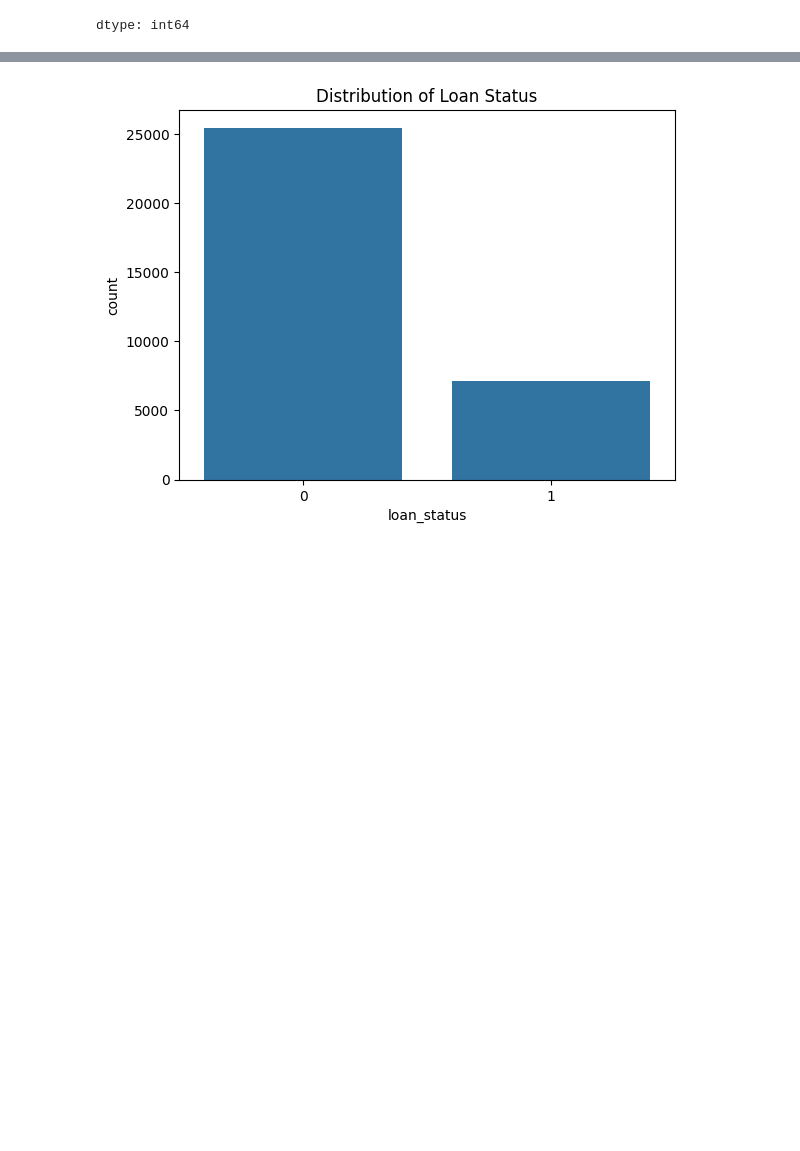
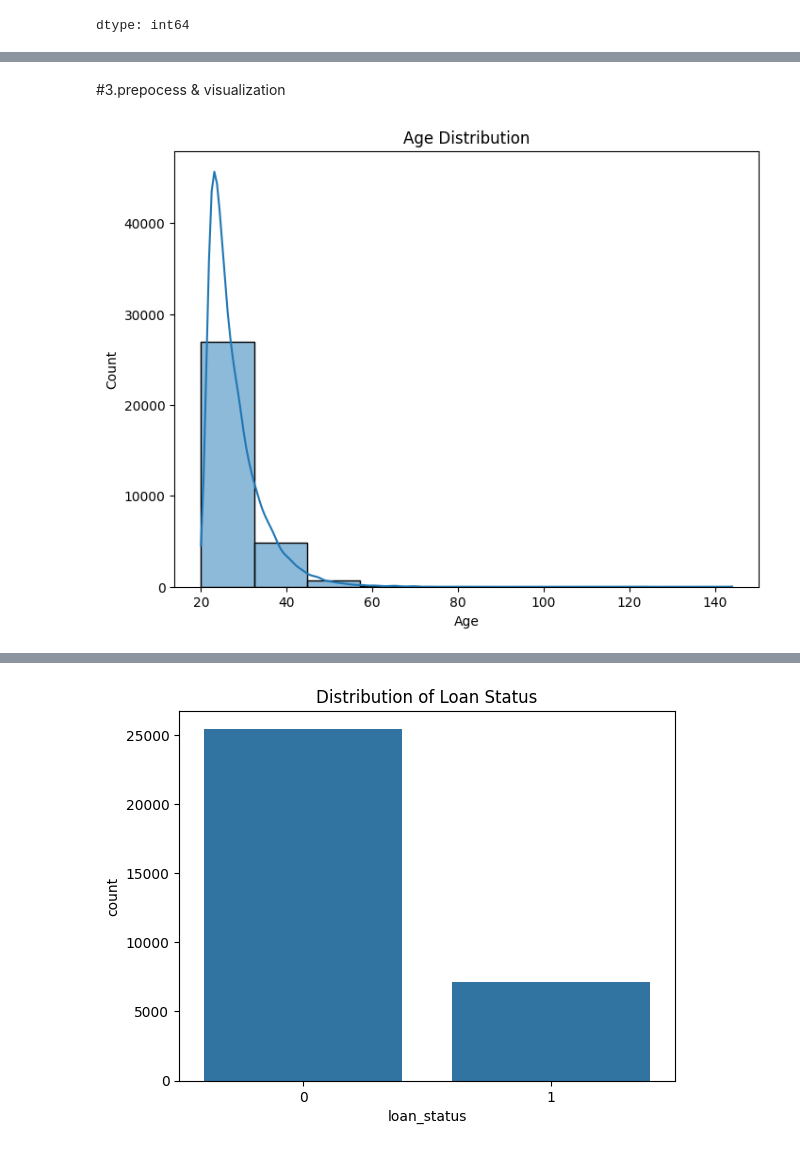
Before and after one commit to kittidet2541/credit_risk_analysis, a Jupyter notebook: credit_analysis_model.ipynb, the cells around one changed output, grey strips where cells are left out. Saved outputs shown, nothing was run; the diff lists cells and outputs as text; code cells hidden in the pictures; blank space fills up the shorter version.

```diff
--- a/credit_analysis_model.ipynb
+++ b/credit_analysis_model.ipynb
@@ -87,3 +94,11 @@ df.isnull().sum()  # นับจำนวนค่าว่างในแต
 | cb_person_default_on_file | 0 |
 | cb_person_cred_hist_length | 0 |
 dtype: int64
+# %%
+#ค่าเฉลี่ย กับ มัธยฐาน ใกล้เคียงกัน กราฟไม่เบ้ fill ด้วย mean
+mean_value_loan_int_rate = df['loan_int_rate'].mean()
+mean_value_person_emp_length = df['person_emp_length'].mean()
+
+# ใช้ fillna() เพื่อแทนค่าที่เป็น NaN ด้วยค่าเฉลี่ย
+df['loan_int_rate'] = df['loan_int_rate'].fillna(mean_value_loan_int_rate)
+df['person_emp_length'] = df['person_emp_length'].fillna(mean_value_person_emp_length)
@@ -89,0 +122,5 @@ dtype: int64
+# %%
+# 1.2 สร้างการแบ่งกลุ่มอายุ (bins) เพื่อดูความแตกต่าง
+bins = [20, 30, 40, 50, 60, 70, 80]  # กำหนดช่วงอายุ
+labels = ['20-30', '31-40', '41-50', '51-60', '61-70', '71-80']
+df['age_group'] = pd.cut(df['person_age'], bins=bins, labels=labels)
@@ -89,0 +133,15 @@ dtype: int64
+# %% [markdown]
+#3.prepocess & visualization
+# %%
+import matplotlib.pyplot as plt
+import seaborn as sns
+
+plt.figure(figsize=(8, 6))
+sns.histplot(data=df, x='person_age', bins=10, kde=True)
+plt.title('Age Distribution')
+plt.xlabel('Age')
+plt.ylabel('Count')
+plt.show()
+# แสดงการกระจายตัวของอายุ
+# %% [output]
+[figure, added]
```
Also changed, not shown: parts of 54 cells of this notebook.
